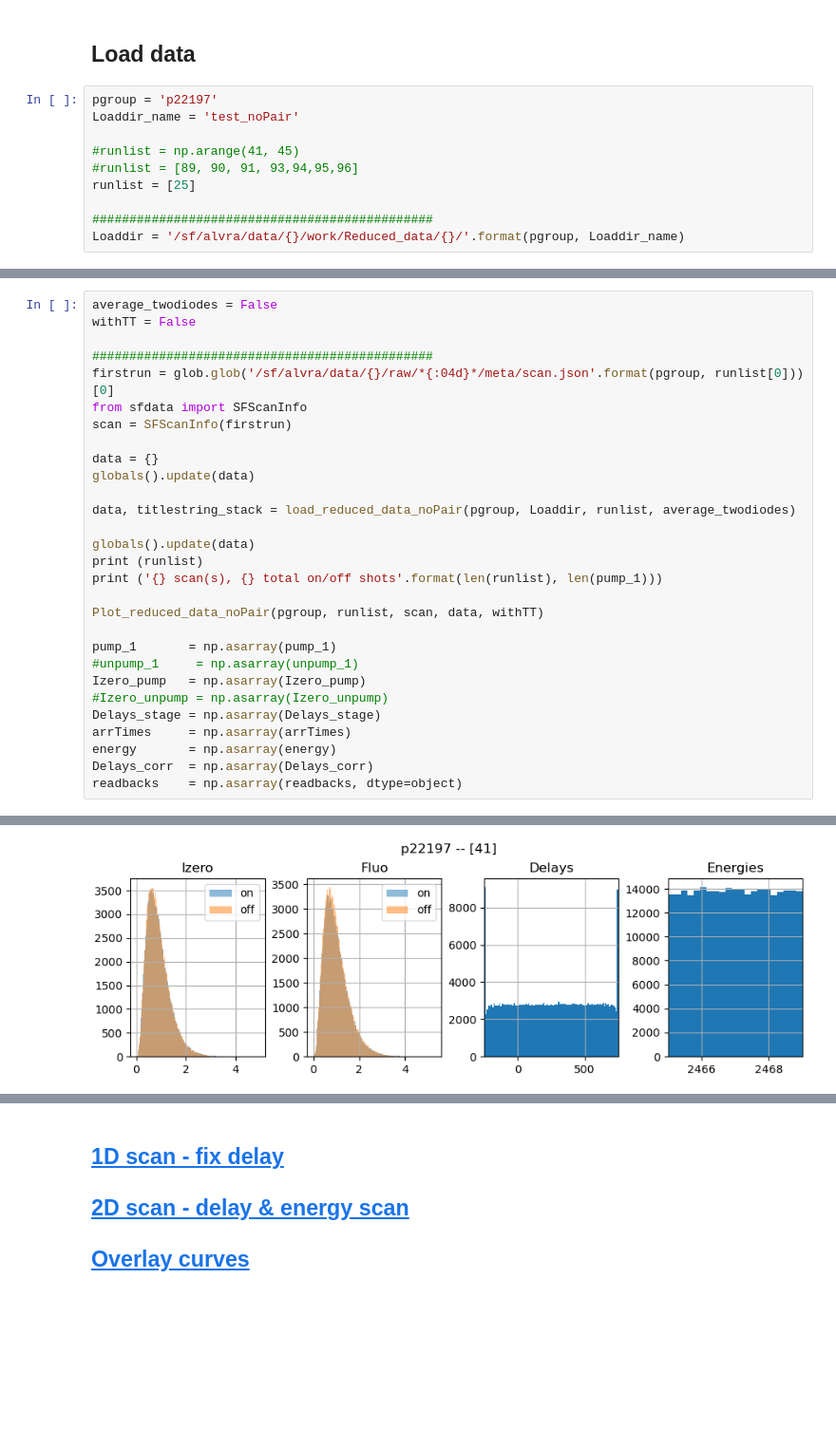
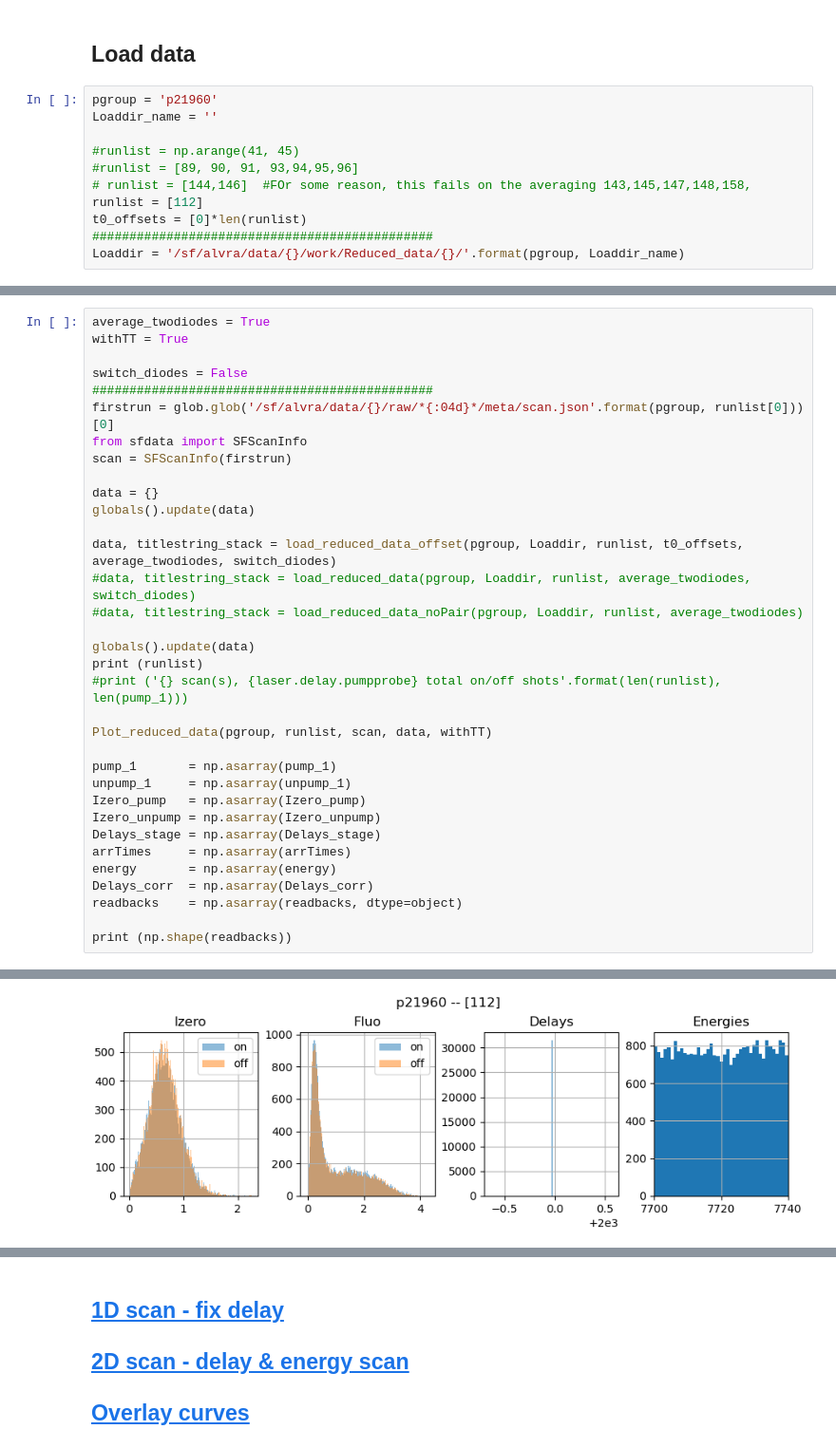
Before and after one commit to paulscherrerinstitute/alvra_beamline_scripts, a Jupyter notebook: Plotting_XANES.ipynb, the cells around one changed output, grey strips where cells are left out. Shown at 95% size. Drawn from its saved outputs; the diff is of its cells as text; blank space fills up the shorter version.

```diff
--- a/Plotting_XANES.ipynb
+++ b/Plotting_XANES.ipynb
@@ -17,13 +17,14 @@ warnings.filterwarnings('ignore')
 <a id='averaged_XAS'></a>
 ## Load data
 # %%
-pgroup = 'p22197'
-Loaddir_name = 'test_noPair'
+pgroup = 'p21960'
+Loaddir_name = ''
 
 #runlist = np.arange(41, 45)
 #runlist = [89, 90, 91, 93,94,95,96]
-runlist = [25]
-
+# runlist = [144,146]  #FOr some reason, this fails on the averaging 143,145,147,148,158,
+runlist = [112]
+t0_offsets = [0]*len(runlist)
 ##############################################
 Loaddir = '/sf/alvra/data/{}/work/Reduced_data/{}/'.format(pgroup, Loaddir_name)
 # %%
@@ -35,7 +33,8 @@ Plot_scan_2diodes_noPair(pgroup, Loaddir, runlist, timescan=False)
 # %%
-average_twodiodes = False
-withTT = False
+average_twodiodes = True
+withTT = True
 
+switch_diodes = False
 ##############################################
 firstrun = glob.glob('/sf/alvra/data/{}/raw/*{:04d}*/meta/scan.json'.format(pgroup, runlist[0]))[0]
 from sfdata import SFScanInfo
@@ -44,21 +43,25 @@ scan = SFScanInfo(firstrun)
 data = {}
 globals().update(data)
 
-data, titlestring_stack = load_reduced_data_noPair(pgroup, Loaddir, runlist, average_twodiodes)
+data, titlestring_stack = load_reduced_data_offset(pgroup, Loaddir, runlist, t0_offsets, average_twodiodes, switch_diodes)
+#data, titlestring_stack = load_reduced_data(pgroup, Loaddir, runlist, average_twodiodes, switch_diodes)
+#data, titlestring_stack = load_reduced_data_noPair(pgroup, Loaddir, runlist, average_twodiodes)
 
 globals().update(data)
 print (runlist)
-print ('{} scan(s), {} total on/off shots'.format(len(runlist), len(pump_1)))
+#print ('{} scan(s), {laser.delay.pumpprobe} total on/off shots'.format(len(runlist), len(pump_1)))
 
-Plot_reduced_data_noPair(pgroup, runlist, scan, data, withTT)
+Plot_reduced_data(pgroup, runlist, scan, data, withTT)
 
 pump_1       = np.asarray(pump_1)
-#unpump_1     = np.asarray(unpump_1)
+unpump_1     = np.asarray(unpump_1)
 Izero_pump   = np.asarray(Izero_pump)
-#Izero_unpump = np.asarray(Izero_unpump)
+Izero_unpump = np.asarray(Izero_unpump)
 Delays_stage = np.asarray(Delays_stage)
 arrTimes     = np.asarray(arrTimes)
 energy       = np.asarray(energy)
 Delays_corr  = np.asarray(Delays_corr)
 readbacks    = np.asarray(readbacks, dtype=object)
+
+print (np.shape(readbacks))
 # %% [output]
@@ -67 +71 @@ readbacks    = np.asarray(readbacks, dtype=object)
-[figure, old version]
+[figure, new version]
```
Also changed, not shown: parts of 19 cells of this notebook, 5 other files.
